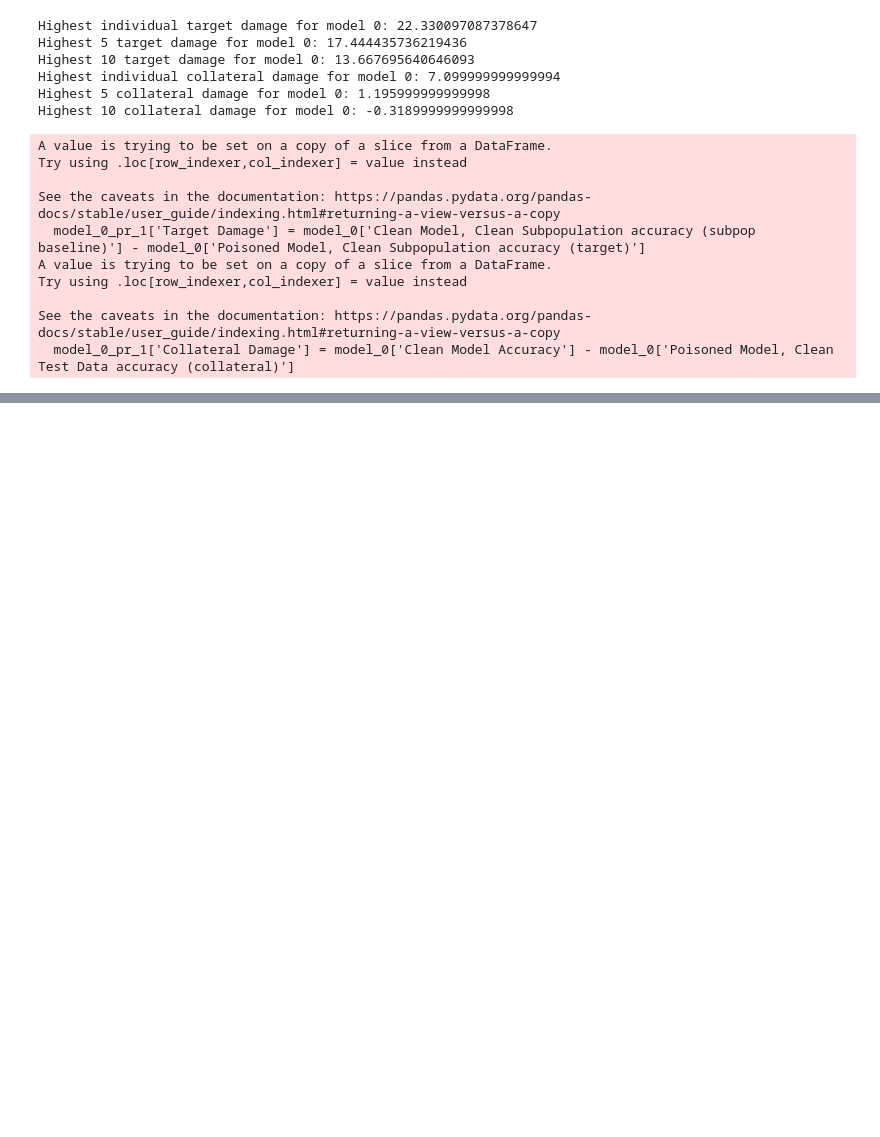
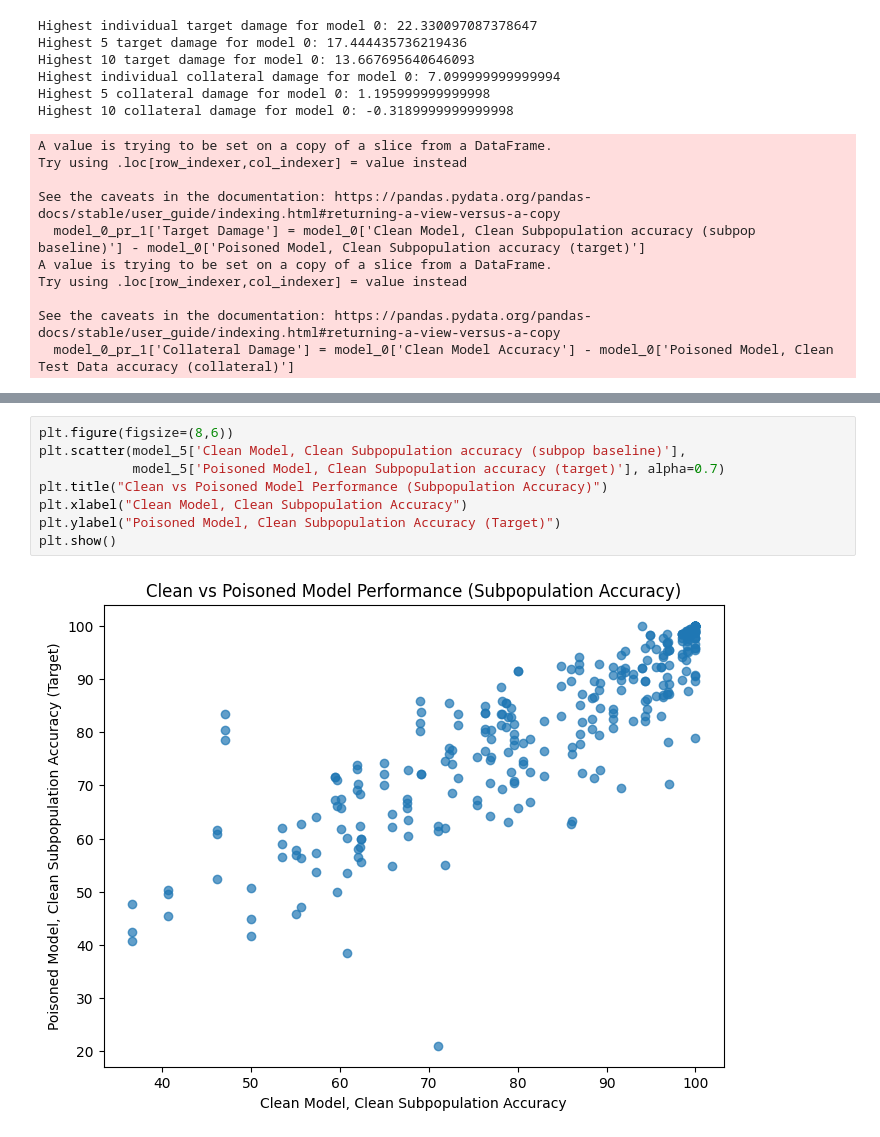
Before and after one commit to FelixHoare/MLAttackTestSuite, a Jupyter notebook: cifar_cluster_analysis.ipynb, the cells around one changed output, grey strips where cells are left out. Drawn from its saved outputs; the diff is of its cells as text; blank space fills up the shorter version.

```diff
--- a/cifar_cluster_analysis.ipynb
+++ b/cifar_cluster_analysis.ipynb
@@ -102,0 +168,10 @@ See the caveats in the documentation: https://pandas.pydata.org/pandas-docs/stab
+# %%
+plt.figure(figsize=(8,6))
+plt.scatter(model_5['Clean Model, Clean Subpopulation accuracy (subpop baseline)'],
+            model_5['Poisoned Model, Clean Subpopulation accuracy (target)'], alpha=0.7)
+plt.title("Clean vs Poisoned Model Performance (Subpopulation Accuracy)")
+plt.xlabel("Clean Model, Clean Subpopulation Accuracy")
+plt.ylabel("Poisoned Model, Clean Subpopulation Accuracy (Target)")
+plt.show()
+# %% [output]
+[figure, added]
```
Also changed, not shown: parts of 4 cells of this notebook, 8 other files.
